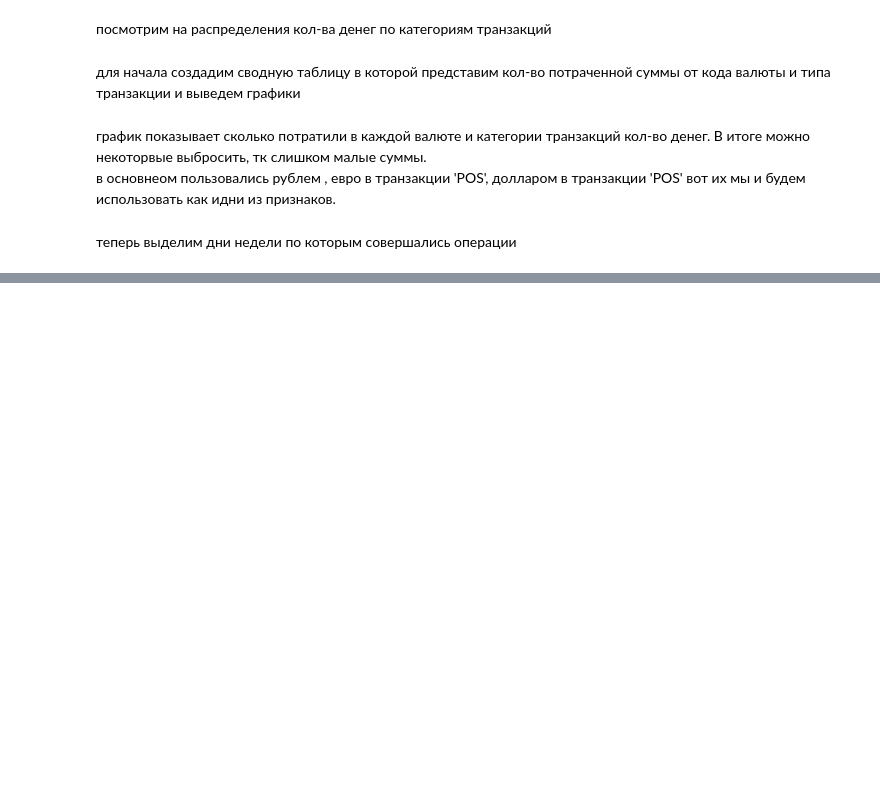
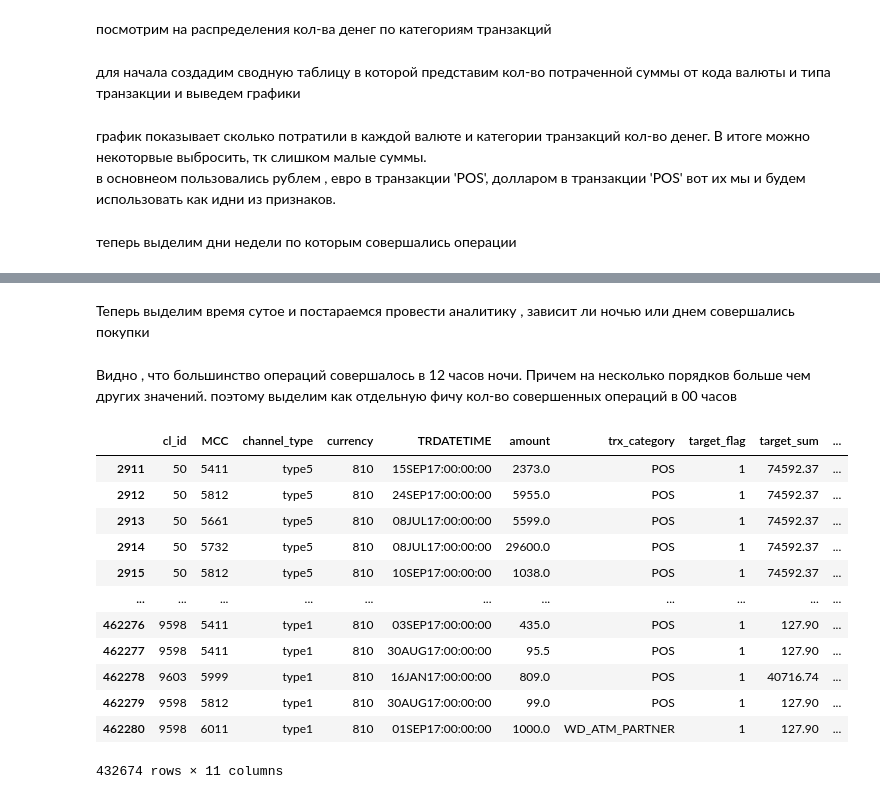
Before and after one commit to ddddrill/ds3-spring-2018, a Jupyter notebook: 3. Feature Engineering/3.2/FE_Homework_1.ipynb, the cells around one changed output, grey strips where cells are left out. Saved outputs shown, nothing was run; the diff lists cells and outputs as text; code cells hidden in the pictures; blank space fills up the shorter version.

```diff
--- a/3. Feature Engineering/3.2/FE_Homework_1.ipynb
+++ b/3. Feature Engineering/3.2/FE_Homework_1.ipynb
@@ -204,0 +190,3 @@ See the caveats in the documentation: https://pandas.pydata.org/pandas-docs/stab
+# %%
+period_new=period_new.loc[period_new['target']==1]
+period_new['target'].value_counts()
@@ -204,0 +227,33 @@ See the caveats in the documentation: https://pandas.pydata.org/pandas-docs/stab
+# %%
+new_date=period_new['PERIOD_NEW']
+new_date = pd.to_datetime(new_date).dt.dayofweek
+# добавим необходимую форматированную дату к нашему фрейму
+curr_df=curr_df.join(new_date)
+
+# избавимся от старого
+curr_df.drop(['PERIOD'],axis=1,inplace=True)
+# %% [markdown]
+Теперь выделим время сутое и постараемся провести аналитику , зависит ли ночью или днем совершались покупки
+# %%
+import re
+# С помощью регулярных выражений вытягиваем из столбца TRDATETIME информаци. о времени
+time=[]
+list_time=curr_df.TRDATETIME.to_list()
+for i in list_time:
+    patern=re.findall('(00|[0-9]|1[0-9]|2[0-3]):([0-9]|[0-5][0-9]):([0-9]|[0-5][0-9])$',i)
+    time.extend(patern)
+# преобразуем данные во фрейм
+time=pd.DataFrame(time,columns=['hour','minute','second'])
+#curr_df=curr_df.join(time['hour'])
+t=time['hour'].to_numpy()
+# я специально пребразовал в ndarray тк он дает огромный выйгрыш по времени
+# ссылка на статью
+# https://medium.com/nuances-of-programming/эффективное-итерирование-по-строкам-в-pandas-dataframe-43aa7d2588cb
+# %%
+# преобразуем значения в удобный формат
+for i in range(0,len(t)):
+    if t[i]=='00':
+        t[i]=1
+    else:
+        t[i]=0
+t=pd.DataFrame(t,columns=['night'])
@@ -205,3 +266,22 @@ See the caveats in the documentation: https://pandas.pydata.org/pandas-docs/stab
+# %% [markdown]
+Видно , что большинство операций совершалось в 12 часов ночи. Причем на несколько порядков больше чем других значений. поэтому выделим как отдельную фичу кол-во совершенных операций в 00 часов
+# %%
+curr_df.join(t['night'])
+curr_df.dropna()
+# %% [output]
+|  | cl_id | MCC | channel_type | currency | TRDATETIME | amount | trx_category | target_flag | target_sum | ... |
+| 2911 | 50 | 5411 | type5 | 810 | 15SEP17:00:00:00 | 2373.0 | POS | 1 | 74592.37 | ... |
+| 2912 | 50 | 5812 | type5 | 810 | 24SEP17:00:00:00 | 5955.0 | POS | 1 | 74592.37 | ... |
+| 2913 | 50 | 5661 | type5 | 810 | 08JUL17:00:00:00 | 5599.0 | POS | 1 | 74592.37 | ... |
+| 2914 | 50 | 5732 | type5 | 810 | 08JUL17:00:00:00 | 29600.0 | POS | 1 | 74592.37 | ... |
+| 2915 | 50 | 5812 | type5 | 810 | 10SEP17:00:00:00 | 1038.0 | POS | 1 | 74592.37 | ... |
+| ... | ... | ... | ... | ... | ... | ... | ... | ... | ... | ... |
+| 462276 | 9598 | 5411 | type1 | 810 | 03SEP17:00:00:00 | 435.0 | POS | 1 | 127.90 | ... |
+| 462277 | 9598 | 5411 | type1 | 810 | 30AUG17:00:00:00 | 95.5 | POS | 1 | 127.90 | ... |
+| 462278 | 9603 | 5999 | type1 | 810 | 16JAN17:00:00:00 | 809.0 | POS | 1 | 40716.74 | ... |
+| 462279 | 9598 | 5812 | type1 | 810 | 30AUG17:00:00:00 | 99.0 | POS | 1 | 127.90 | ... |
+| 462280 | 9598 | 6011 | type1 | 810 | 01SEP17:00:00:00 | 1000.0 | WD_ATM_PARTNER | 1 | 127.90 | ... |
+432674 rows × 11 columns
 # %%
 id_trx=raw_df.groupby(['cl_id','trx_category']).agg({'amount':'count'})
 id_trx
```
Also changed, not shown: parts of 16 cells of this notebook.
